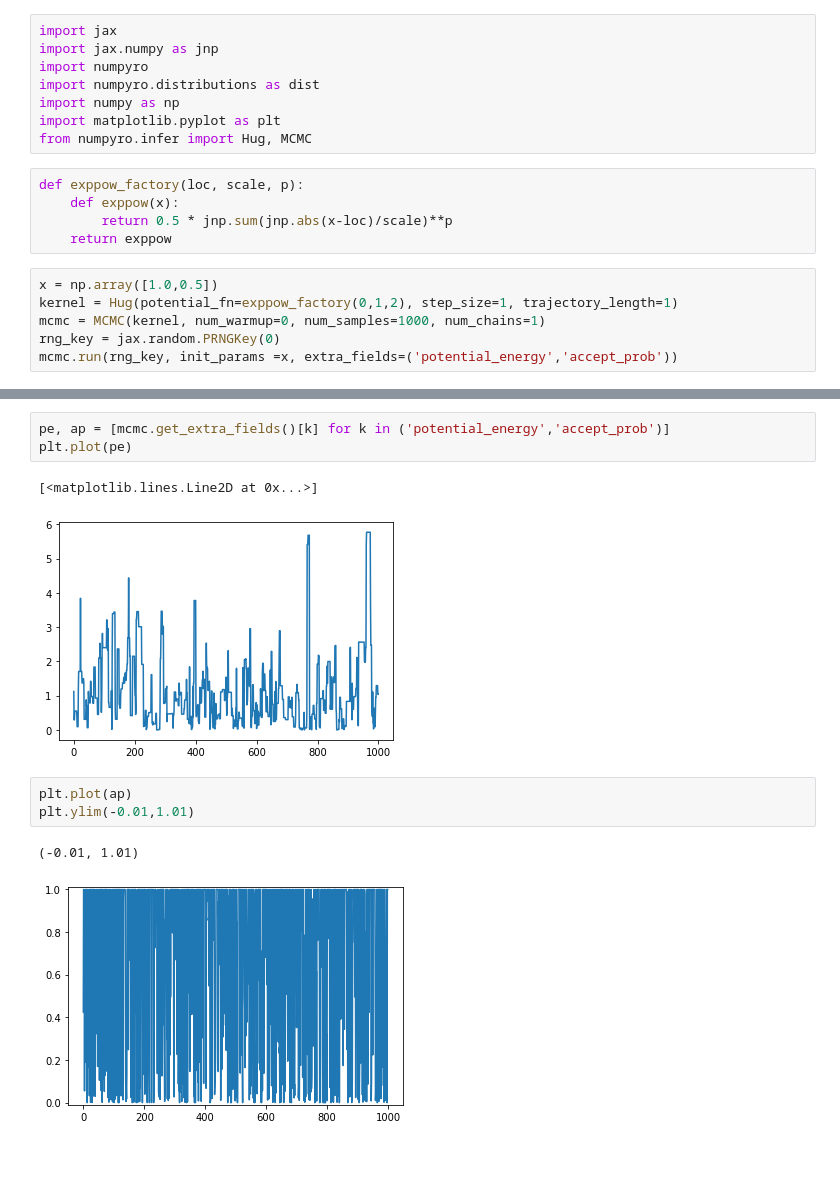
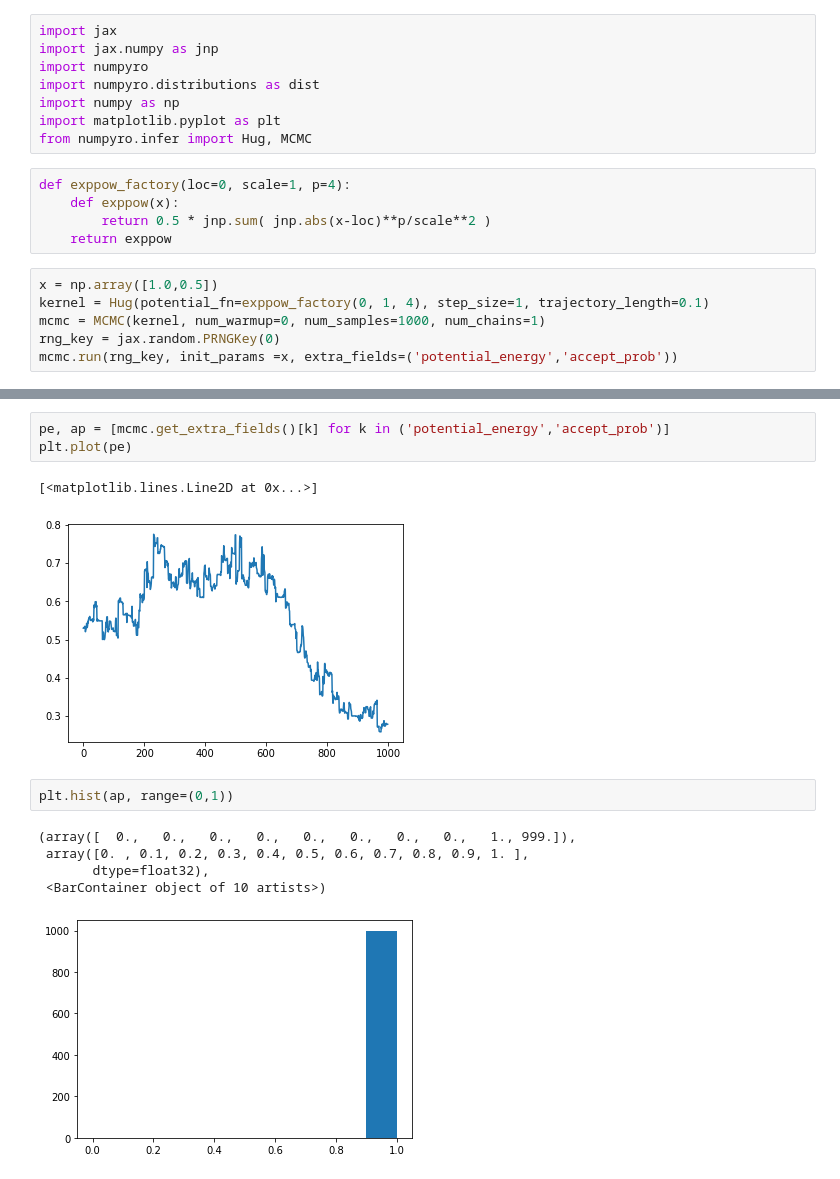
Before and after one commit to ludkinm/numpyro, a Jupyter notebook: notebooks/Hug_exppow.ipynb, the cells around one changed output, grey strips where cells are left out. Cells and saved outputs as stored; diff of their text form.

```diff
--- a/notebooks/Hug_exppow.ipynb
+++ b/notebooks/Hug_exppow.ipynb
@@ -7,13 +7,13 @@ import numpy as np
 import matplotlib.pyplot as plt
 from numpyro.infer import Hug, MCMC
 # %%
-def exppow_factory(loc, scale, p):
+def exppow_factory(loc=0, scale=1, p=4):
     def exppow(x):
-        return 0.5 * jnp.sum(jnp.abs(x-loc)/scale)**p
+        return 0.5 * jnp.sum( jnp.abs(x-loc)**p/scale**2 )
     return exppow
 # %%
 x = np.array([1.0,0.5])
-kernel = Hug(potential_fn=exppow_factory(0,1,2), step_size=1, trajectory_length=1)
+kernel = Hug(potential_fn=exppow_factory(0, 1, 4), step_size=1, trajectory_length=0.1)
 mcmc = MCMC(kernel, num_warmup=0, num_samples=1000, num_chains=1)
 rng_key = jax.random.PRNGKey(0)
 mcmc.run(rng_key, init_params =x, extra_fields=('potential_energy','accept_prob'))
@@ -44,10 +44,12 @@ pe, ap = [mcmc.get_extra_fields()[k] for k in ('potential_energy','accept_prob')
 plt.plot(pe)
 # %% [output]
 [<matplotlib.lines.Line2D at 0x...>]
-[figure, old version]
+[figure, new version]
 # %%
-plt.plot(ap)
-plt.ylim(-0.01,1.01)
+plt.hist(ap, range=(0,1))
 # %% [output]
-(-0.01, 1.01)
+(array([  0.,   0.,   0.,   0.,   0.,   0.,   0.,   0.,   1., 999.]),
+ array([0. , 0.1, 0.2, 0.3, 0.4, 0.5, 0.6, 0.7, 0.8, 0.9, 1. ],
+       dtype=float32),
+ <BarContainer object of 10 artists>)
-[figure, old version]
+[figure, new version]
```
Also changed, not shown: parts of 3 cells of this notebook, 11 other files.
